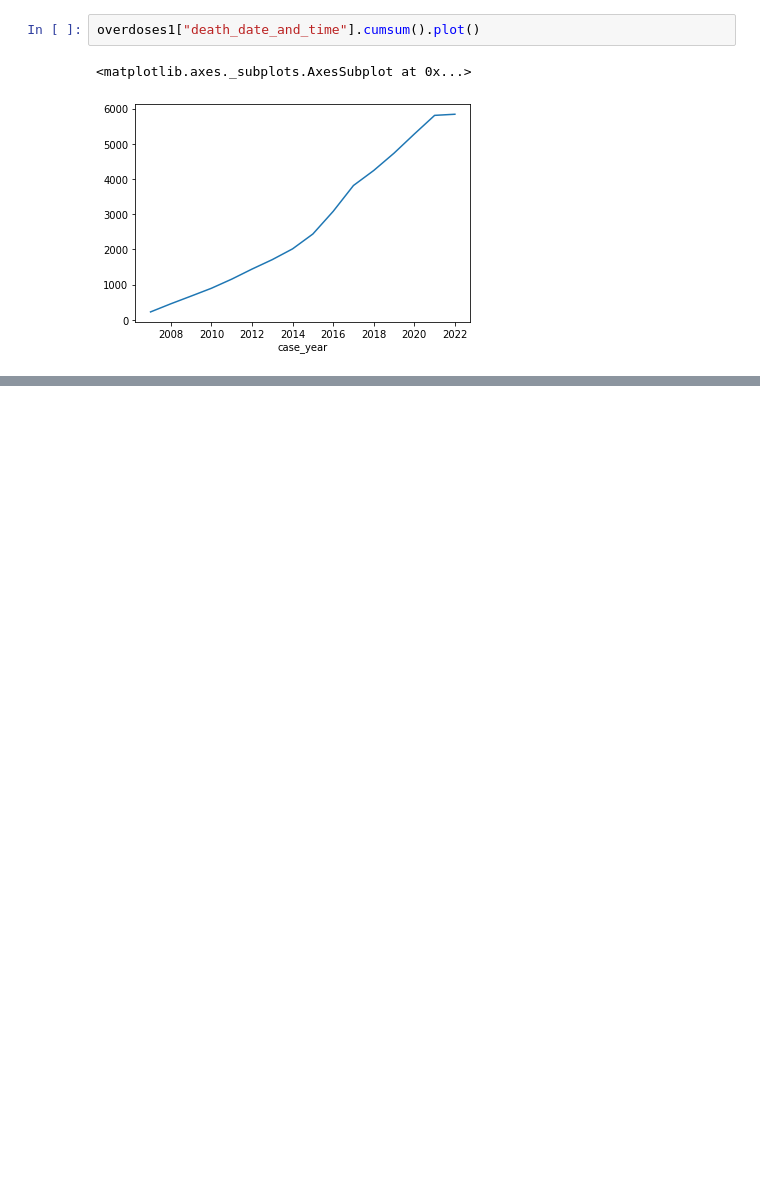
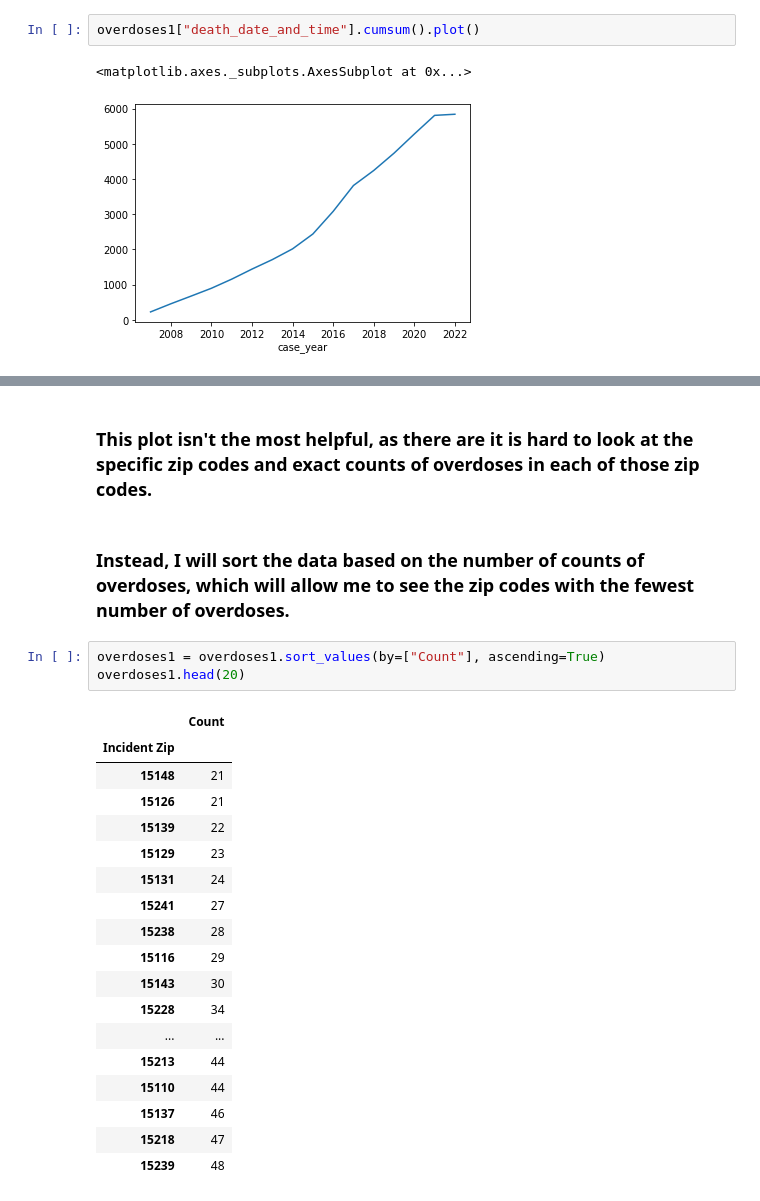
Before and after one commit to oln10/FinalProject, a Jupyter notebook: oliviaNotebook.ipynb, the cells around one changed output, grey strips where cells are left out. Cells and saved outputs as stored; diff of their text form; blank space fills up the shorter version.

```diff
--- a/oliviaNotebook.ipynb
+++ b/oliviaNotebook.ipynb
@@ -43,0 +58,26 @@ will then find zip
+# %% [markdown]
+### This plot isn't the most helpful, as there are it is hard to look at the specific zip codes and exact counts of overdoses in each of those zip codes.
+# %% [markdown]
+### Instead, I will sort the data based on the number of counts of overdoses, which will allow me to see the zip codes with the fewest number of overdoses.
+# %%
+overdoses1 = overdoses1.sort_values(by=["Count"], ascending=True)
+overdoses1.head(20)
+# %% [output]
+|  | Count |
+| Incident Zip |  |
+| 15148 | 21 |
+| 15126 | 21 |
+| 15139 | 22 |
+| 15129 | 23 |
+| 15131 | 24 |
+| 15241 | 27 |
+| 15238 | 28 |
+| 15116 | 29 |
+| 15143 | 30 |
+| 15228 | 34 |
+| ... | ... |
+| 15213 | 44 |
+| 15110 | 44 |
+| 15137 | 46 |
+| 15218 | 47 |
+| 15239 | 48 |
```
Also changed, not shown: parts of 9 cells of this notebook.
